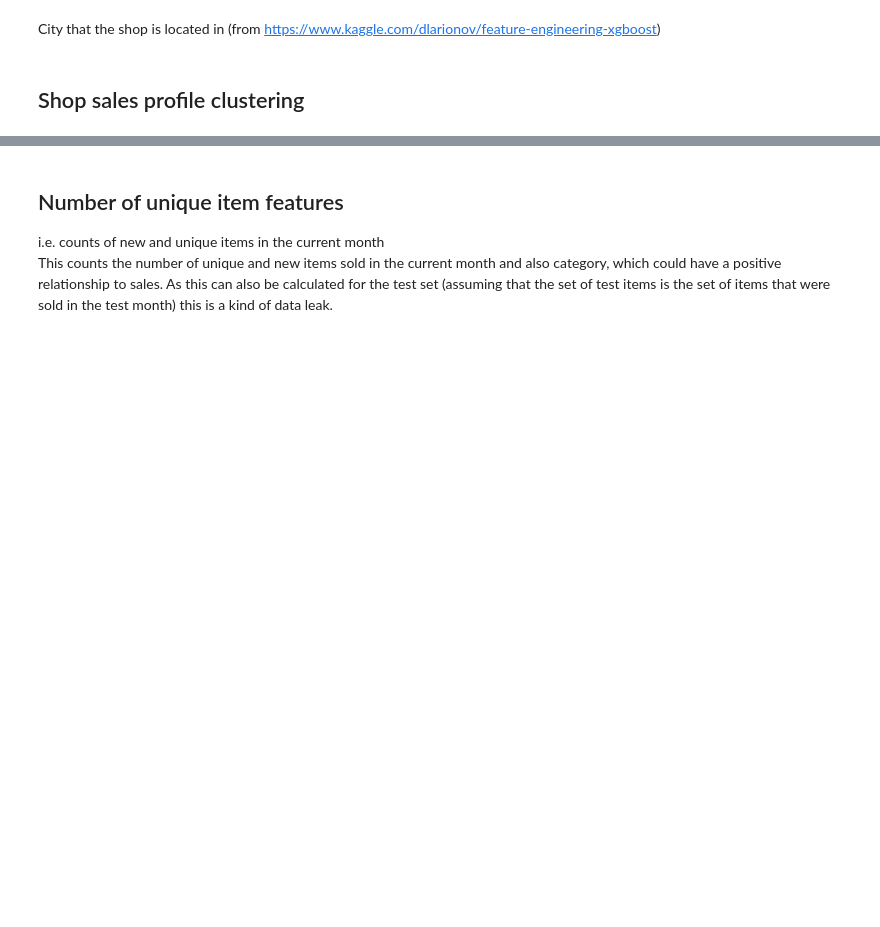
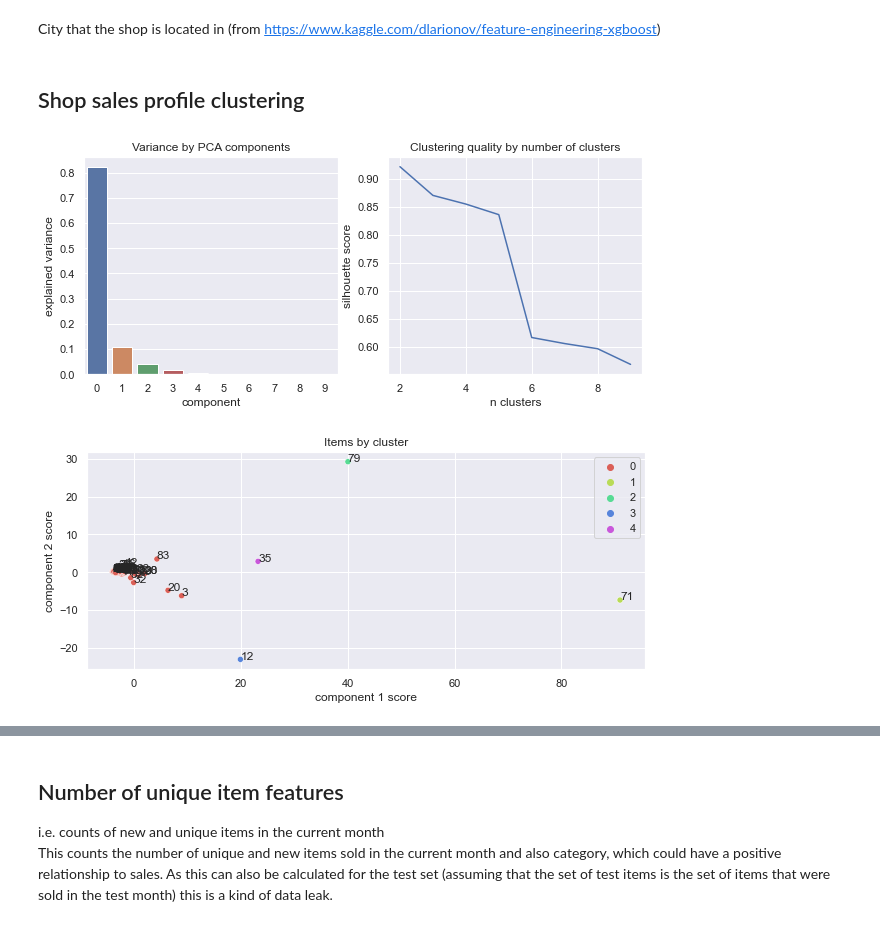
Before and after one commit to grantsut/kaggle-futuresales, a Jupyter notebook: future-sales-leak-and-time-features.ipynb, the cells around one changed output, grey strips where cells are left out. Drawn from its saved outputs; the diff is of its cells as text; code cells hidden in the pictures; blank space fills up the shorter version.

```diff
--- a/future-sales-leak-and-time-features.ipynb
+++ b/future-sales-leak-and-time-features.ipynb
@@ -213,6 +225,7 @@ def add_first_word_features(
         artist = artist.strip()
         return artist
 
+    items = items.copy()
     all_stopwords = stopwords.words("russian")
     all_stopwords = all_stopwords + stopwords.words("english")
 
@@ -268,8 +281,9 @@ def clean_item_name(string):
     return string
 
 items["item_name_cleaned_length"] = items["item_name"].apply(clean_item_name).apply(len)
-items['item_name_length'] = items.item_name.apply(len)
+items["item_name_length"] = items["item_name"].apply(len)
 matrix = matrix.merge(items[['item_id', 'item_name_length', 'item_name_cleaned_length']], how='left', on='item_id')
+items = items.drop(columns=['item_name_length', 'item_name_cleaned_length'])
 # %%
 print("Created name features")
 matrix, oldcols = fu.shrink_mem_new_cols(matrix, oldcols)
@@ -294,8 +308,6 @@ def add_time_features(m, train, correct_item_cnt_day=False):
         m["new_item"] = m["item_age"] == 0
         m["new_item"] = m["new_item"].astype("int8")
         m["shop_age"] = m.groupby("shop_id")["date_block_num"].transform(lambda x: x - x.min()).astype("int8")
-        m["new_shop"] = m.shop_age == 0
-        m["new_shop"] = m["new_shop"].astype("int8")
         return m
 
     # Add dummy values for the test month so that features are created correctly
@@ -343,11 +355,6 @@ def add_time_features(m, train, correct_item_cnt_day=False):
     m["first_shop_item_sale_days"] = m["first_shop_item_sale_days"].dt.days.fillna(0).clip(lower=0).replace(0,9999)
     m["first_name_group_sale_days"] = m["first_name_group_sale_days"].dt.days.fillna(0).clip(lower=0).replace(0,9999)
     m["first_shop_name_group_sale_days"] = m["first_shop_name_group_sale_days"].dt.days.fillna(0).clip(lower=0).replace(0,9999)
-
-#     # Change the first sale date feature to integer format indexed from the first day in the training data
-#     m["first_day"] = train.date.min()
-#     m["first_item_date"] = (m["first_item_date"] - m["first_day"]).dt.days
-#     m["first_shop_item_date"] = (m["first_shop_item_date"] - m["first_day"]).dt.days
 
     # Add days since last sale
     def last_sale_days(matrix):
@@ -443,26 +452,6 @@ def add_price_features(matrix, train):
     price_features = train.groupby(["date_block_num", "item_id"]).item_price.mean()
     price_features = pd.DataFrame(price_features)
     price_features = price_features.reset_index()
-    # Calculate expanding mean and join to dataframe
-    emp = price_features.groupby("item_id").item_price.expanding().mean()
-    emp = emp.reset_index(level=0)
-    price_features["exp_mean_price"] = emp["item_price"]
-    del emp
-    # Get first sale price for item
-    price_features["start_price"] = price_features.groupby(
-        "item_id"
-    ).item_price.transform(lambda x: x.to_numpy()[0])
-    # Calculate  differences from start and mean prices
-    price_features["norm_diff_exp_mean_price"] = (
-        price_features["item_price"] - price_features["exp_mean_price"]
-    ) / price_features["exp_mean_price"]
-    price_features["norm_diff_start_price"] = (
-        price_features["item_price"] - price_features["start_price"]
-    ) / price_features["start_price"]
-    # Calculate normalized differences from start and mean prices
-    price_features["norm_diff_exp_mean_price"] = (
-        price_features["item_price"] - price_features["exp_mean_price"]
-    ) / price_features["exp_mean_price"]
     # Calculate normalized differenced from mean category price per month
     price_features = price_features.merge(
         items[["item_id", "item_category_id"]], how="left", on="item_id"
@@ -476,22 +465,17 @@ def add_price_features(matrix, train):
             "date_block_num",
             "item_id",
             "item_price",
-            "norm_diff_exp_mean_price",
-            "norm_diff_start_price",
             "norm_diff_cat_price",
         ]
     ]
 
     features = [
         "item_price",
-        "norm_diff_exp_mean_price",
-        "norm_diff_start_price",
         "norm_diff_cat_price",
     ]
     newnames = ["last_" + f for f in features]
     aggs = {f: "last" for f in features}
     renames = {f: "last_" + f for f in features}
-
     features = []
     for dbn in range(1, 35):
         f_temp = (
@@ -503,10 +487,5 @@ def add_price_features(matrix, train):
         f_temp["date_block_num"] = dbn
         features.append(f_temp)
     features = pd.concat(features).reset_index()
-
     matrix = matrix.merge(features, on=["date_block_num", "item_id"], how="left")
     return matrix
-
-
-matrix = add_price_features(matrix, train)
-del(train)
@@ -601,8 +583,11 @@ def cluster_feature(matrix, target_feature, clust_feature, level_feature, n_comp
         groups[s] = labels[i]
     return groups
 # %%
-category_group_dict = cluster_feature(matrix, 'item_cnt_month', 'item_category_id', 'date_block_num', n_components=2, n_clusters=4, aggfunc="sum", exclude =[])
+category_group_dict = cluster_feature(matrix, 'item_cnt_month', 'item_category_id', 'date_block_num', n_components=3, n_clusters=5, aggfunc="mean", exclude =[])
 matrix['category_cluster'] = matrix['item_category_id'].map(category_group_dict)
+# %% [output]
+[figure, added]
+[figure, added]
 # %%
 shop_group_dict = cluster_feature(matrix, 'item_cnt_month', 'shop_id', 'item_category_id', n_components=4, n_clusters=6, aggfunc="sum", exclude=[36])
 shop_group_dict[36] = shop_group_dict[37]  # Shop36 added separately because it only has one month of data
```
Also changed, not shown: parts of 43 cells of this notebook, 1 other file.
